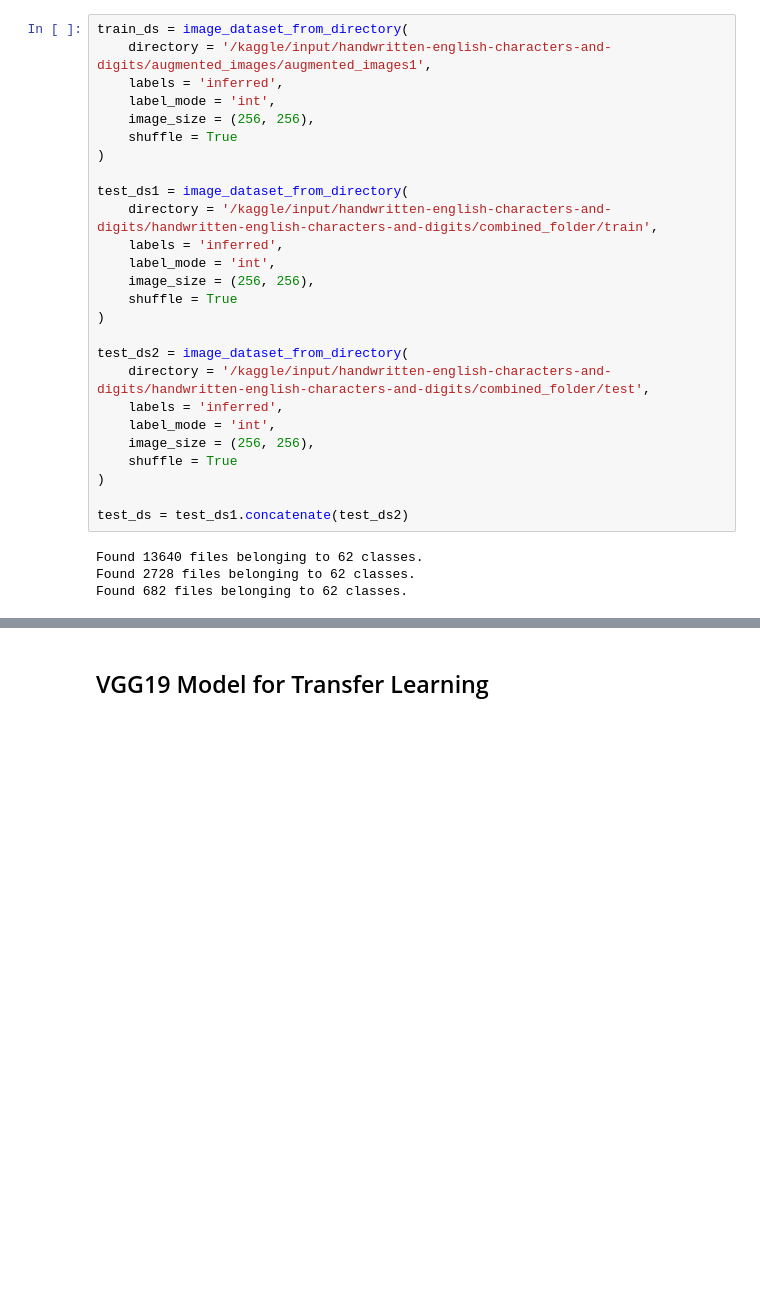
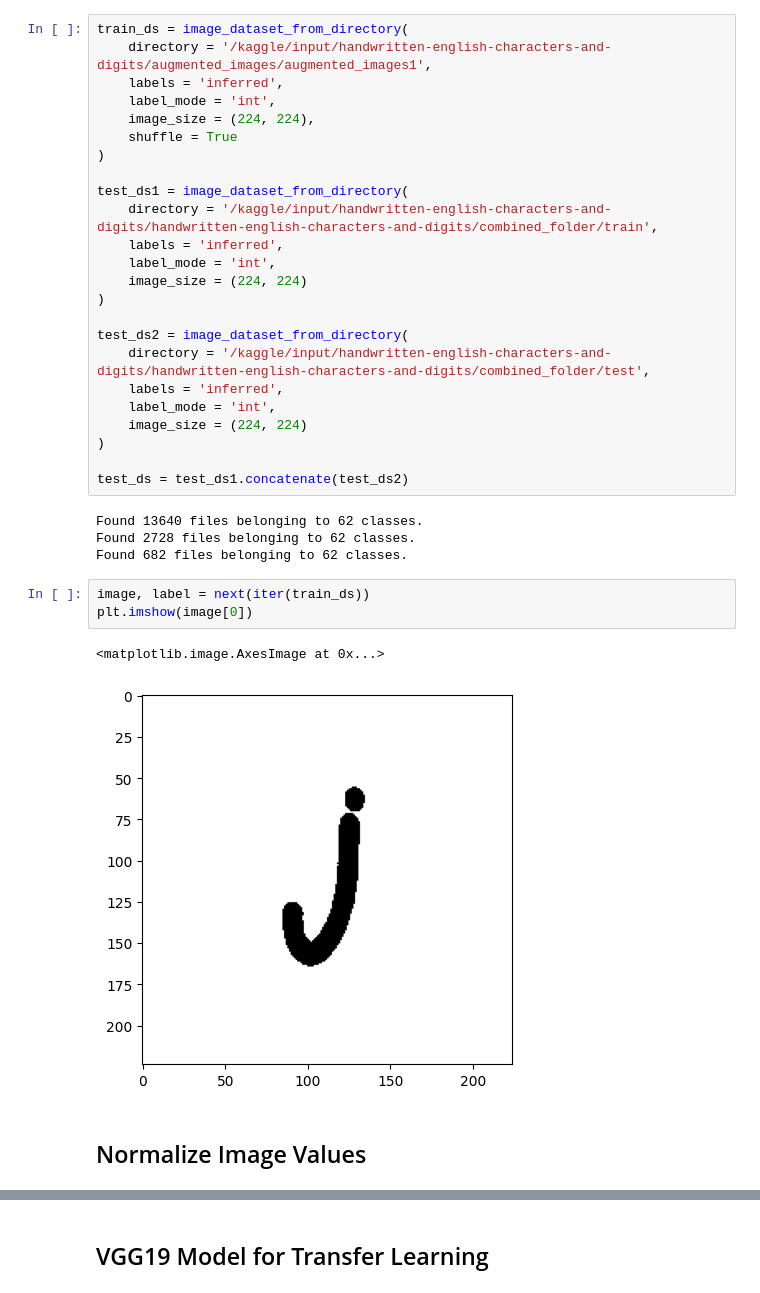
Before and after one commit to SujayMann/Handwritten_Character_Recognition, a Jupyter notebook: handwritten-character-classification-2.ipynb, the cells around one changed output, grey strips where cells are left out. Cells and saved outputs as stored; diff of their text form; blank space fills up the shorter version.

```diff
--- a/handwritten-character-classification-2.ipynb
+++ b/handwritten-character-classification-2.ipynb
@@ -36,7 +34,7 @@ train_ds = image_dataset_from_directory(
     directory = '/kaggle/input/handwritten-english-characters-and-digits/augmented_images/augmented_images1',
     labels = 'inferred',
     label_mode = 'int',
-    image_size = (256, 256),
+    image_size = (224, 224),
     shuffle = True
 )
 
@@ -44,16 +42,14 @@ test_ds1 = image_dataset_from_directory(
     directory = '/kaggle/input/handwritten-english-characters-and-digits/handwritten-english-characters-and-digits/combined_folder/train',
     labels = 'inferred',
     label_mode = 'int',
-    image_size = (256, 256),
-    shuffle = True
+    image_size = (224, 224)
 )
 
 test_ds2 = image_dataset_from_directory(
     directory = '/kaggle/input/handwritten-english-characters-and-digits/handwritten-english-characters-and-digits/combined_folder/test',
     labels = 'inferred',
     label_mode = 'int',
-    image_size = (256, 256),
-    shuffle = True
+    image_size = (224, 224)
 )
 
 test_ds = test_ds1.concatenate(test_ds2)
@@ -61,3 +57,11 @@ test_ds = test_ds1.concatenate(test_ds2)
 Found 13640 files belonging to 62 classes.
 Found 2728 files belonging to 62 classes.
 Found 682 files belonging to 62 classes.
+# %%
+image, label = next(iter(train_ds))
+plt.imshow(image[0])
+# %% [output]
+<matplotlib.image.AxesImage at 0x...>
+[figure, added]
+# %% [markdown]
+## Normalize Image Values
```
Also changed, not shown: parts of 28 cells of this notebook, 1 other file.
